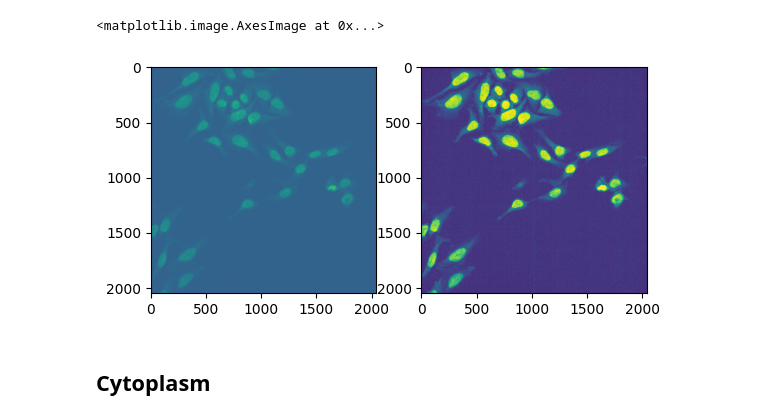
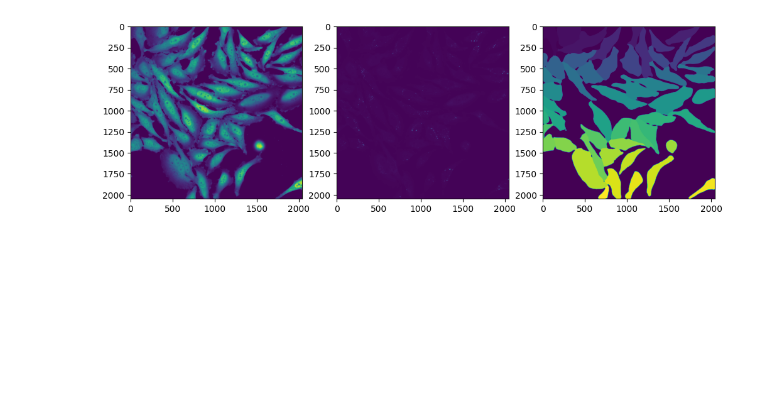
Before and after one commit to caglayantuna/cellpose_segmentation_and_spotiflow_spot_detection, a Jupyter notebook: cellpose_segmentation.ipynb, the cells around one changed output. Cells and saved outputs as stored; diff of their text form; code cells hidden in the pictures; blank space fills up the shorter version.

```diff
--- a/cellpose_segmentation.ipynb
+++ b/cellpose_segmentation.ipynb
@@ -17,9 +5,18 @@ img_rescale = exposure.rescale_intensity(image, in_range=(p2, p98))
+# %%
+base_model = models.Cellpose(gpu=True, model_type="cyto3")
+# %%
+image_c1 = imread("./data/sample_image_c1.png")
+image_c2 = imread("./data/sample_image_c2.png")
+
+flow_threshold = 0.4
+cellprob_threshold=0
+# %%
+mask_base, _, _, _ = base_model.eval(image_c2, diameter=200, flow_threshold=flow_threshold,cellprob_threshold=cellprob_threshold)
 # %%
-f, axarr = plt.subplots(1,2)
-axarr[0].imshow(image)
-axarr[1].imshow(img_rescale)
+f, axarr = plt.subplots(1, 3, figsize=(12, 15))
+axarr[0].imshow(image_c1)
+axarr[1].imshow(image_c2)
+axarr[2].imshow(mask_base)
+plt.show()
 # %% [output]
-<matplotlib.image.AxesImage at 0x...>
-[figure, old version]
+[figure, new version]
-# %% [markdown]
-## Cytoplasm
```
Also changed, not shown: parts of 26 cells of this notebook, 2 other files.
